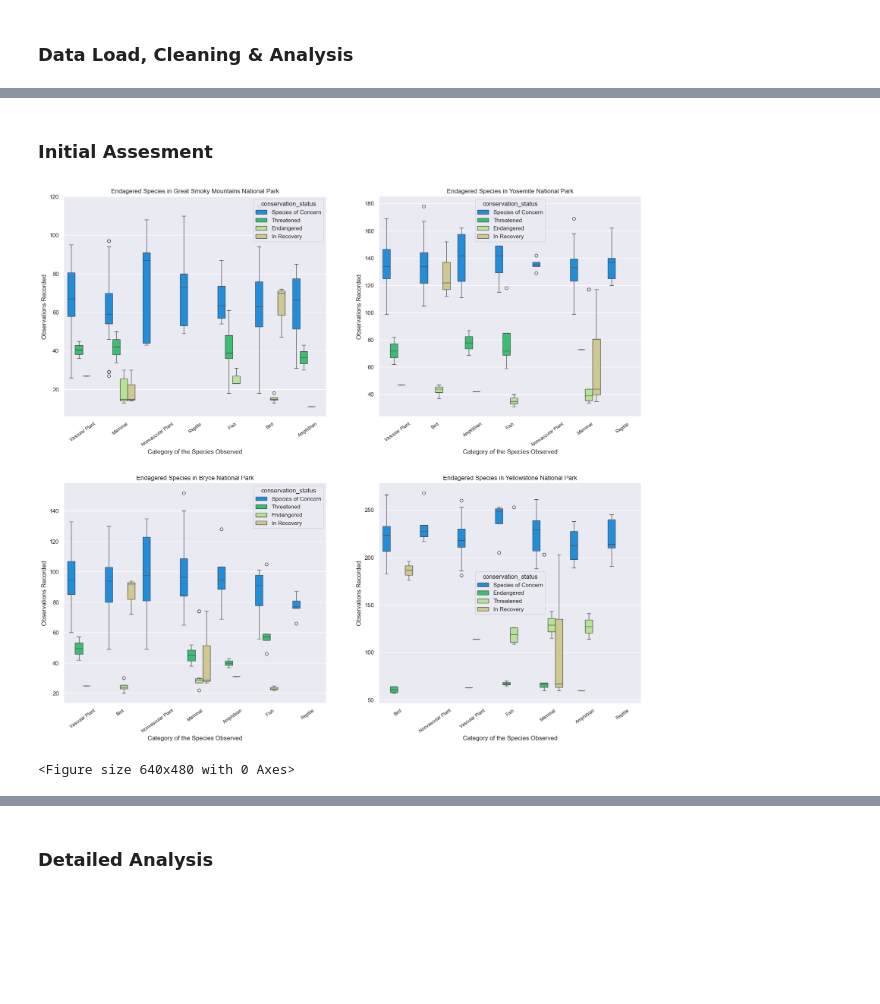
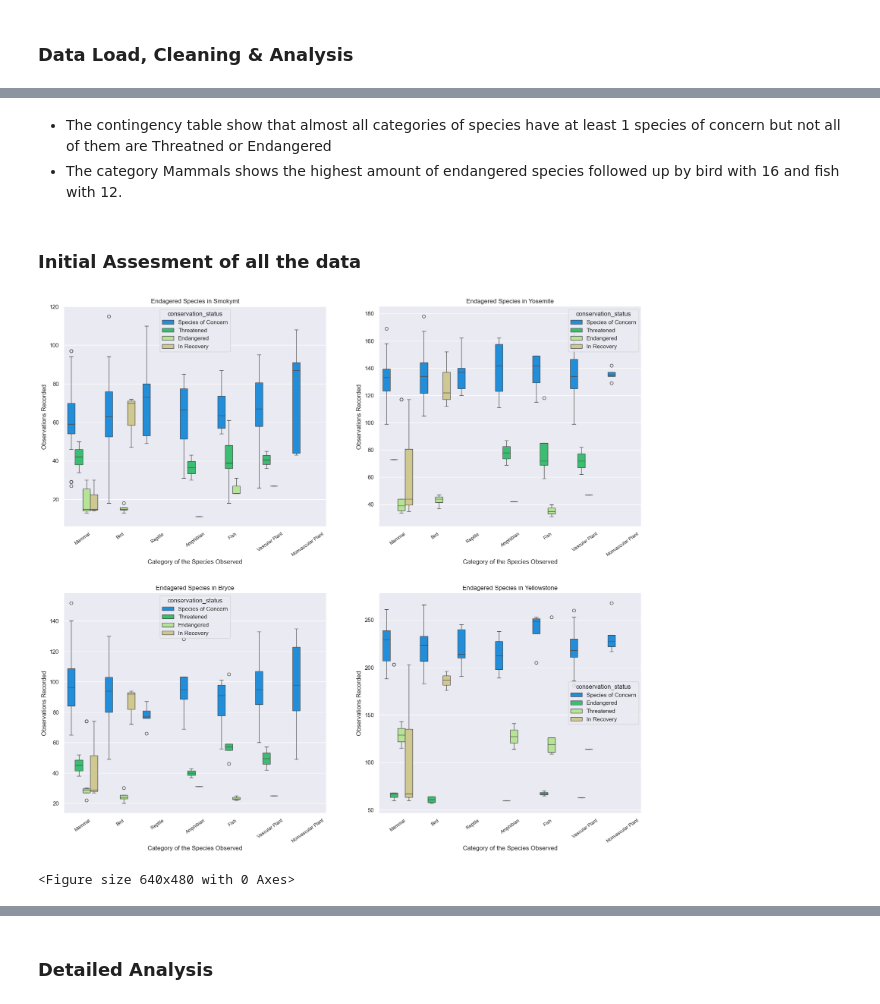
Before and after one commit to GALLP900/CodAcG_Github, a Jupyter notebook: Python_Training/Data Science Fundations II/biodiversity-starter/biodiversity_starter/biodiversity.ipynb, the cells around one changed output, grey strips where cells are left out. Cells and saved outputs as stored; diff of their text form; code cells hidden in the pictures; blank space fills up the shorter version.

```diff
--- a/Python_Training/Data Science Fundations II/biodiversity-starter/biodiversity_starter/biodiversity.ipynb
+++ b/Python_Training/Data Science Fundations II/biodiversity-starter/biodiversity_starter/biodiversity.ipynb
@@ -107,0 +142,6 @@ display(pd.crosstab(all_data['park_name'], all_data['conservation_status'], valu
+# %%
+# Replace Long names of parks with short names in the park_name column
+replace_dict = {'Great Smoky Mountains National Park': 'Smokymt', 'Yosemite National Park': 'Yosemite', 'Bryce National Park': 'Bryce', 'Yellowstone National Park': 'Yellowstone'}
+for key, value in replace_dict.items():
+    all_data['park_name'] = all_data['park_name'].replace(key, value)
+display(all_data.head())
@@ -108,23 +155,29 @@ display(pd.crosstab(all_data['park_name'], all_data['conservation_status'], valu
+# %% [markdown]
+- The contingency table show that almost all categories of species have at least 1 species of concern but not all of them are Threatned or Endangered
+- The category Mammals shows the highest amount of endangered species followed up by bird with 16 and fish with 12.
 # %% [markdown]
-### Initial Assesment
+### Initial Assesment of all the data
 # %%
 #set theme for the seaborn plots
 sn.set_theme(context='notebook', style='darkgrid', palette='terrain', font='sans-serif', font_scale=1, color_codes=True, rc=None)
 #plotting the endagered species
 plt.figure(figsize=(20,20))
 counter = 1
+#set the x labels for the plots
+order = ['Mammal', 'Bird', 'Reptile', 'Amphibian', 'Fish', 'Vascular Plant', 'Nonvascular Plant']
+#loop through the unique values in park_name and plot the boxplots
 for items in all_data['park_name'].unique():
-    plt.subplot(2,2,counter)
+    ax = plt.subplot(2,2,counter)
     park_data = all_data[all_data.park_name == items]
-    sn.boxplot(data=park_data, x='category', y='observations', hue='conservation_status')
+    sn.boxplot(data=park_data, x='category', y='observations', hue='conservation_status', order=order)
     plt.xticks(rotation=35, fontsize=9)
     plt.title(f'Endagered Species in {items}')
     plt.ylabel('Observations Recorded')
     plt.xlabel(f'Category of the Species Observed')
     counter = counter +1
 plt.subplots_adjust(wspace = 0.2, hspace= 0.3, bottom = 0.2)
 plt.show()
 plt.clf()
 # %% [output]
-[figure, old version]
+[figure, new version]
 <Figure size 640x480 with 0 Axes>
```
Also changed, not shown: parts of 20 cells of this notebook.
